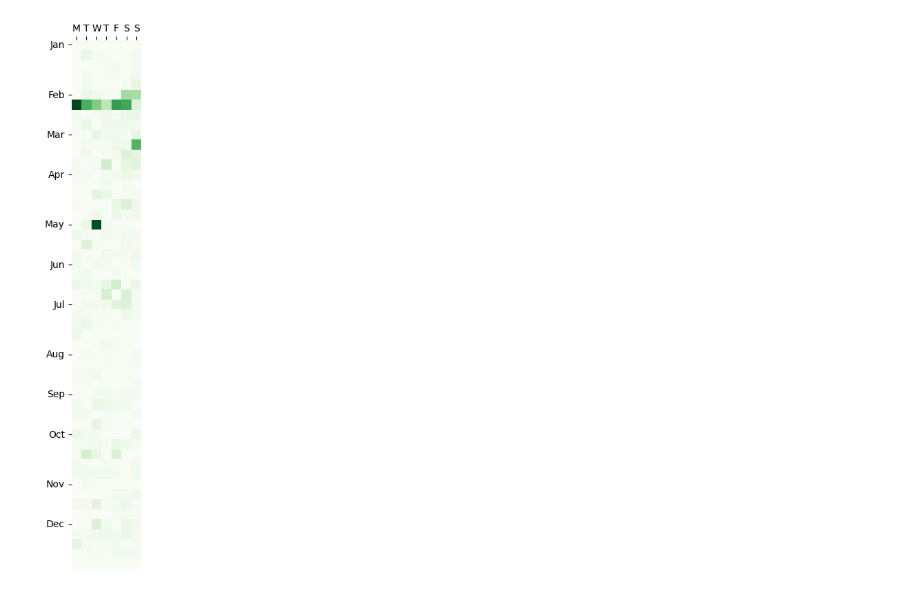
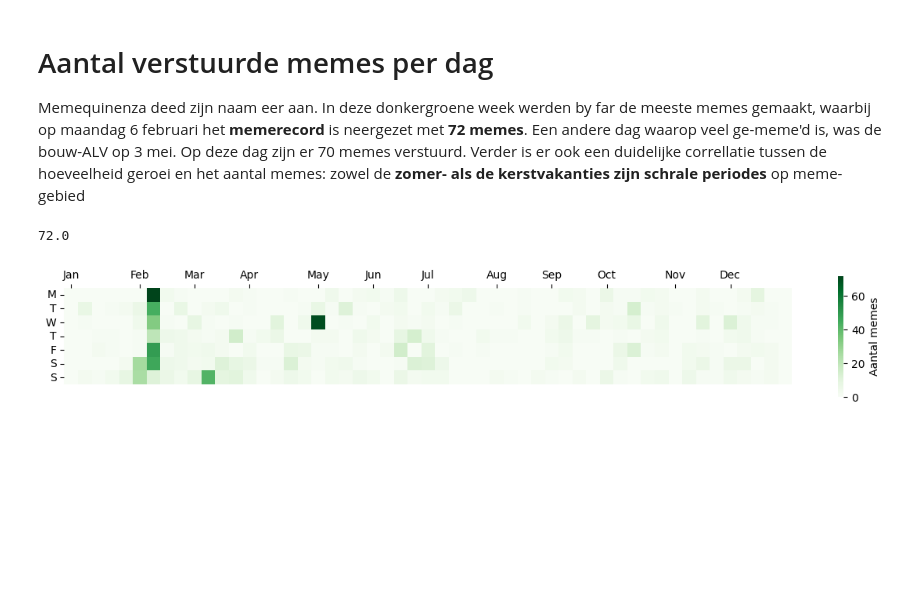
Before and after one commit to IngeMarieke/MGMemes-Wrapped, a Jupyter notebook: mgmemes-recap.ipynb, the cells around one changed output. Drawn from its saved outputs; the diff is of its cells as text; code cells hidden in the pictures; blank space fills up the shorter version.

```diff
--- a/mgmemes-recap.ipynb
+++ b/mgmemes-recap.ipynb
@@ -23,7 +23,7 @@ with open('_chat.txt') as file:
         if line != '':
             timestamp, rest = line.split('] ')
             timestamp = datetime.datetime.strptime(timestamp, "%d-%m-%Y %H:%M:%S")
-            sender, message = rest.split(': ', maxsplit=1)
+            verstuurder, message = rest.split(': ', maxsplit=1)
             message = message.strip('\u200e')
             message = message.strip('\n')
             message_type = 'bericht'
@@ -40,57 +40,66 @@ with open('_chat.txt') as file:
                 message_type = 'peiling'
             data.append({
                 'timestamp': timestamp,
-                'sender': sender,
+                'verstuurder': verstuurder,
                 'message': message,
                 'type': message_type,
             })
-            # if message == 'sticker weggelaten':
-            #     print(message)
-            # print(i, message)
 
 df = pd.DataFrame(data)
 df = df[df['timestamp'] > datetime.datetime(2022,12,31,23,59,59)]
 # df
-# df_personen = df[df['sender'] != 'MGMemes']
-# df[df['sender'] == 'MGMemes']
+# df_personen = df[df['verstuurder'] != 'MGMemes']
+# df[df['verstuurder'] == 'MGMemes']
 # 'wijzigen groepsnaam'
 # 'toevoegen/verwijderen van personen'
 # 'heeft een spraakchat gestart'
+# %% [markdown]
+# Aantal verstuurde memes per dag
+
+Memequinenza deed zijn naam eer aan. In deze donkergroene week werden by far de meeste memes gemaakt, waarbij op maandag 6 februari het **memerecord** is neergezet met **72 memes**. Een andere dag waarop veel ge-meme'd is, was de bouw-ALV op 3 mei. Op deze dag zijn er 70 memes verstuurd. Verder is er ook een duidelijke correllatie tussen de hoeveelheid geroei en het aantal memes: zowel de **zomer- als de kerstvakanties zijn schrale periodes** op meme-gebied
 # %%
+this_df = df[df.type == 'meme']
+
 d_range = pd.date_range('2023-01-01', '2023-12-31', freq='D')
-num_message = np.zeros((d_range[-1].isocalendar().week+1, 7))
-this_df = df[df.type == 'meme']
+num_message = np.zeros((7, d_range[-1].isocalendar().week+1))
 num_contributions = this_df.groupby(this_df['timestamp'].dt.date).size()
 for date, count in num_contributions.items():
     isodate = date.isocalendar()
-    num_message[isodate.week, isodate.weekday-1] = count
+    num_message[isodate.weekday-1, isodate.week] = count
 
-plt.figure(figsize=(5, 10))
+plt.figure(figsize=(15, 2))
 ax = sns.heatmap(
     num_message,
     cmap='Greens',
-    cbar=False,
+    cbar=True,
+    cbar_kws = {'label': 'Aantal memes'},
     square=True,
+    # annot=True,
 )
 
 weeks_month_start = [0.5]
 month_names = ['Jan']
 for month in range(2,13):
     date = datetime.date(year=2023,month=month,day=1)
     weeks_month_start.append(date.isocalendar().week + 0.5)
     month_names.append(date.strftime('%b'))
 
-ax.set_yticks(weeks_month_start)
-ax.set_yticklabels(month_names, rotation=0)
+ax.set_xticks(weeks_month_start)
+ax.set_xticklabels(month_names, rotation=0)
 
-ax.set_xticklabels(
+ax.set_yticklabels(
     ['M', 'T', 'W', 'T', 'F', 'S', 'S'],
-    # rotation=45,
+    rotation=0,
     # ha='left',
 )
 ax.xaxis.set_ticks_position('top')
 # ax.tick_params(axis='x', which='both', bottom=False, top=True)
+# ax.set_title('Aantal verstuurde memes')
 
+max_value_index = np.unravel_index(np.argmax(num_message), num_message.shape)
+
+print(num_message[max_value_index])
 plt.show()
 # %% [output]
+72.0
-[figure, old version]
+[figure, new version]
```
Also changed, not shown: parts of 2 cells of this notebook, 1 other file.
